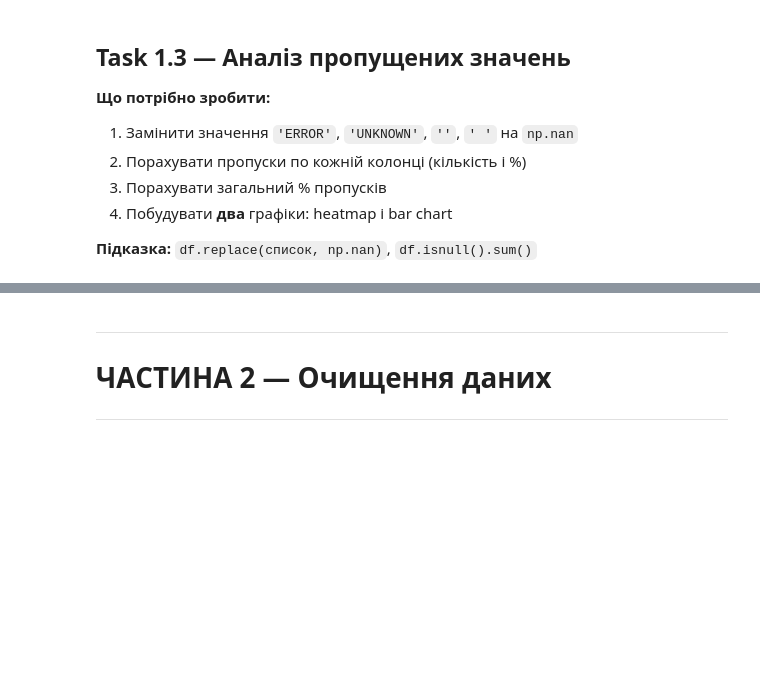
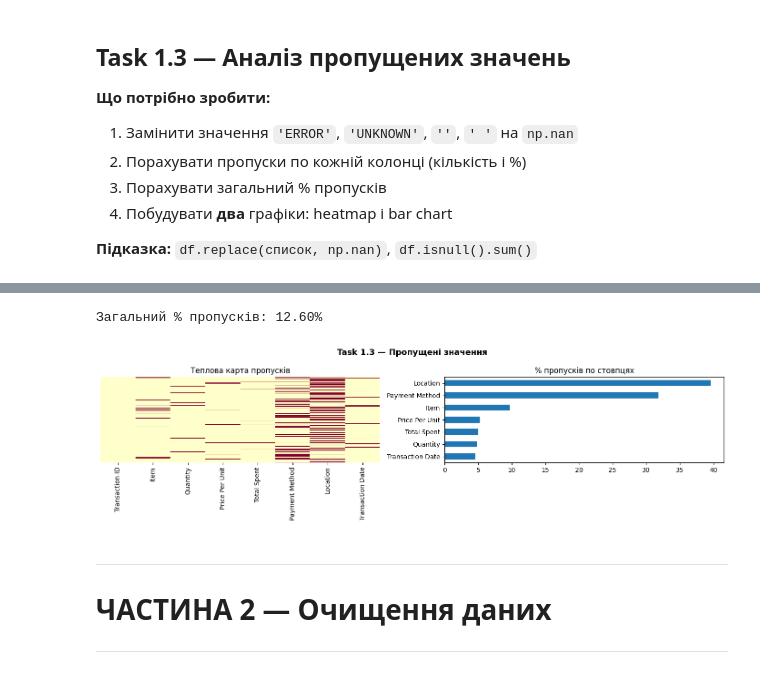
Before and after one commit to Alister44/Analysis_Cafe_Sales, a Jupyter notebook: cafe_eda_workbook_version2.ipynb, the cells around one changed output, grey strips where cells are left out. Drawn from its saved outputs; the diff is of its cells as text; code cells hidden in the pictures; blank space fills up the shorter version.

```diff
--- a/cafe_eda_workbook_version2.ipynb
+++ b/cafe_eda_workbook_version2.ipynb
@@ -34,16 +34,13 @@ import matplotlib.ticker as mticker
 import seaborn as sns
 import warnings
 
-warnings.filterwarnings('ignore')
-pd.set_option('display.max_columns', None)
-sns.set_theme(style='whitegrid', palette='muted')
 
 # ── Вкажіть шлях до вхідного файлу ──────────────────────────
 # FILE_IN = 'data/dirty_cafe_sales.csv'   # локальний варіант
-FILE_IN = ''
+FILE_IN = 'https://raw.githubusercontent.com/Alister44/Analysis_Cafe_Sales/refs/heads/main/data/dirty_cafe_sales.csv'
 
 # ── Вкажіть шлях для збереження чистого файлу ───────────────
 # FILE_OUT = 'data/cafe_sales_clean.csv'  # локальний варіант
-FILE_OUT = 'cafe_sales_clean.csv'
+FILE_OUT = 'cafe_sales_clean_v2.csv'
 
 print('✓ Готово. Починаємо!')
@@ -73,0 +64,9 @@ print(f'Розмір: ??? рядків × ??? стовпців')  # заміні
+# %%
+# Завантаження датасету
+df_original = pd.read_csv(FILE_IN)
+df = df_original.copy()
+
+
+print(f'Розмір: {df.shape[0]} рядків × {df.shape[1]} стовпців')
+
+df.head(10)
@@ -97,10 +135,10 @@ print(f'Розмір: ??? рядків × ??? стовпців')  # заміні
 # %%
 # Знайти дублікати
-n_dupes = # ВАШ КОД ТУТ
+n_dupes = df.duplicated().sum()
 print(f'Знайдено дублікатів: {n_dupes}')
 print(f'Рядків до видалення: {len(df)}')
 
 # Видалити дублікати
-# ВАШ КОД ТУТ
+df = df.drop_duplicates()
 
 print(f'Рядків після видалення: {len(df)}')
@@ -116,17 +158,14 @@ print(f'Рядків після видалення: {len(df)}')
 **Підказка:** `df.replace(список, np.nan)`, `df.isnull().sum()`
 # %%
 # Крок 1: замінити 'брудні' значення на NaN
-# ВАШ КОД ТУТ
+df.replace(['ERROR', 'UNKNOWN', 'error', 'unknown', '', ' '], np.nan, inplace=True)
 
 # Крок 2: порахувати пропуски
-missing_count = # ВАШ КОД ТУТ
-missing_pct   = # ВАШ КОД ТУТ  (у відсотках від загальної кількості рядків)
-
-missing_df = pd.DataFrame({'Пропусків': missing_count, '%': missing_pct})
+missing_count = df.isnull().sum()
+missing_pct   = (missing_count / len(df) * 100).round(1)  #(у відсотках від загальної кількості рядків)
+missing_df = pd.DataFrame({'Пропусків': missing_count,
+                           '%': missing_pct
+                           })
 
 # Показати тільки колонки де є пропуски
-print(missing_df[# ВАШ КОД ТУТ])
-
-# Крок 3: загальний % пропусків
-total_pct = # ВАШ КОД ТУТ
-print(f'\nЗагальний % пропусків: {total_pct:.2f}%')
+print(missing_df[missing_df['Пропусків']>0])
@@ -133,20 +181,32 @@ print(f'\nЗагальний % пропусків: {total_pct:.2f}%')
+# %%
+# Крок 3: загальний % пропусків
+total_pct = missing_df['Пропусків'].sum() / df.size * 100
+print(f'\nЗагальний % пропусків: {total_pct:.2f}%')
+# %% [output]
+Загальний % пропусків: 12.60%
 # %%
 # Крок 4: візуалізація пропусків
 fig, axes = plt.subplots(1, 2, figsize=(14, 4))
 fig.suptitle('Task 1.3 — Пропущені значення', fontsize=13, fontweight='bold')
 
 # Графік 1: Heatmap пропусків
 # Підказка: sns.heatmap(df.isnull(), cbar=False, ...)
 # ВАШ КОД ТУТ
+
+sns.heatmap(df.isnull(), cbar=False, cmap='YlOrRd', yticklabels=False, ax=axes[0])
 axes[0].set_title('Теплова карта пропусків')
 
 # Графік 2: Horizontal bar chart — % пропусків по колонках
 # Підказка: .plot(kind='barh', ax=axes[1], ...)
 # ВАШ КОД ТУТ
+missing_df[missing_df['Пропусків']>0]['%'].sort_values().plot(kind='barh', ax=axes[1])
+
 axes[1].set_title('% пропусків по стовпцях')
 
 plt.tight_layout()
 plt.show()
+# %% [output]
+[figure, added]
 # %% [markdown]
 ---
 # ЧАСТИНА 2 — Очищення даних
```
Also changed, not shown: parts of 12 cells of this notebook.
